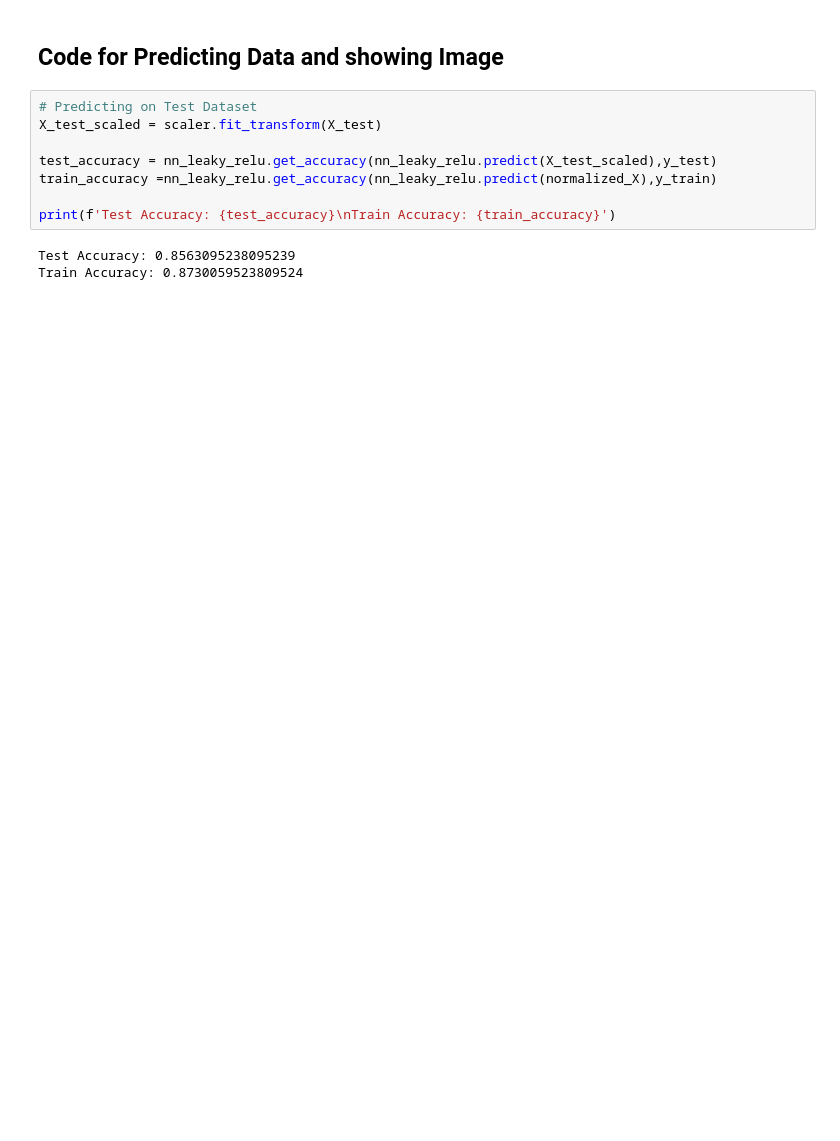
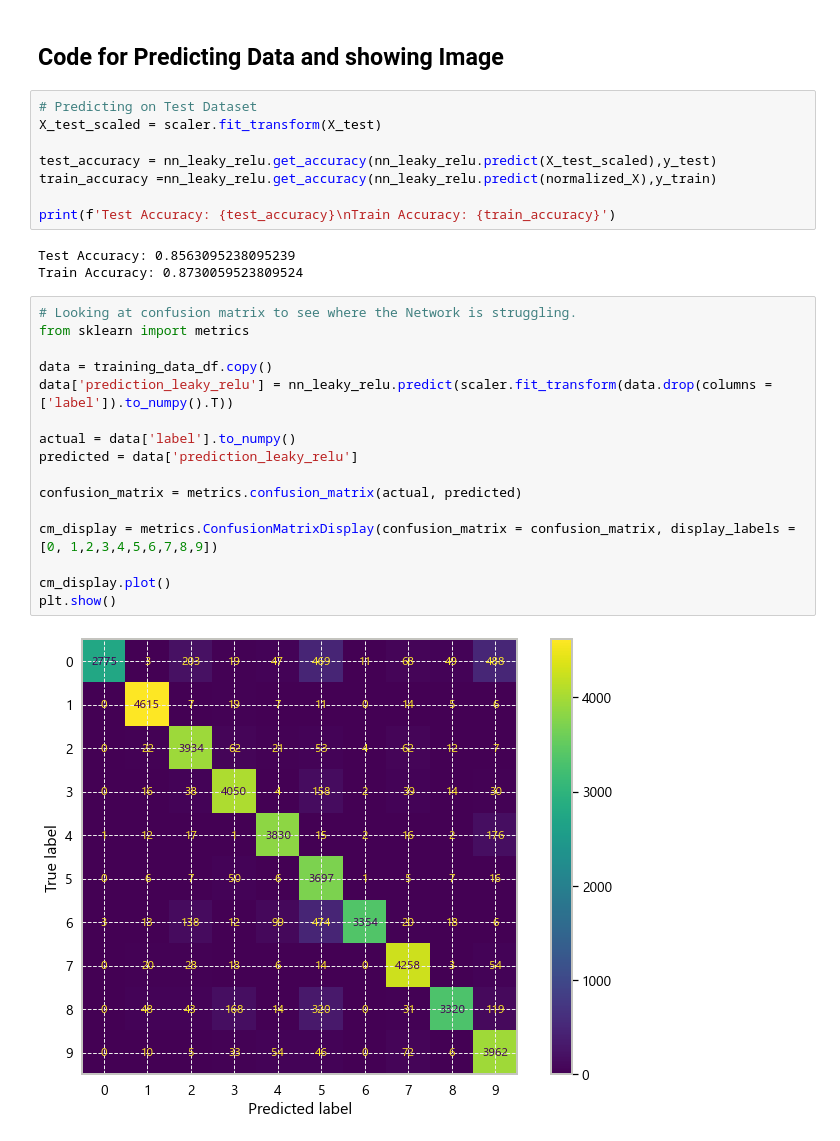
Before and after one commit to rmankers/Neural-Networks-Learning, a Jupyter notebook: notebooks/1 - Building NN From Scratch.ipynb, the cells around one changed output. Saved outputs shown, nothing was run; the diff lists cells and outputs as text; blank space fills up the shorter version.

Commit message:
Added code for visualizing results

```diff
--- a/notebooks/1 - Building NN From Scratch.ipynb
+++ b/notebooks/1 - Building NN From Scratch.ipynb
@@ -317,3 +317,21 @@ print(f'Test Accuracy: {test_accuracy}\nTrain Accuracy: {train_accuracy}')
 # %% [output]
 Test Accuracy: 0.8563095238095239
 Train Accuracy: 0.8730059523809524
+# %%
+# Looking at confusion matrix to see where the Network is struggling.
+from sklearn import metrics
+
+data = training_data_df.copy()
+data['prediction_leaky_relu'] = nn_leaky_relu.predict(scaler.fit_transform(data.drop(columns = ['label']).to_numpy().T))
+
+actual = data['label'].to_numpy()
+predicted = data['prediction_leaky_relu']
+
+confusion_matrix = metrics.confusion_matrix(actual, predicted)
+
+cm_display = metrics.ConfusionMatrixDisplay(confusion_matrix = confusion_matrix, display_labels = [0, 1,2,3,4,5,6,7,8,9])
+
+cm_display.plot()
+plt.show()
+# %% [output]
+[figure, added]
```
Also changed, not shown: parts of 5 cells of this notebook.
